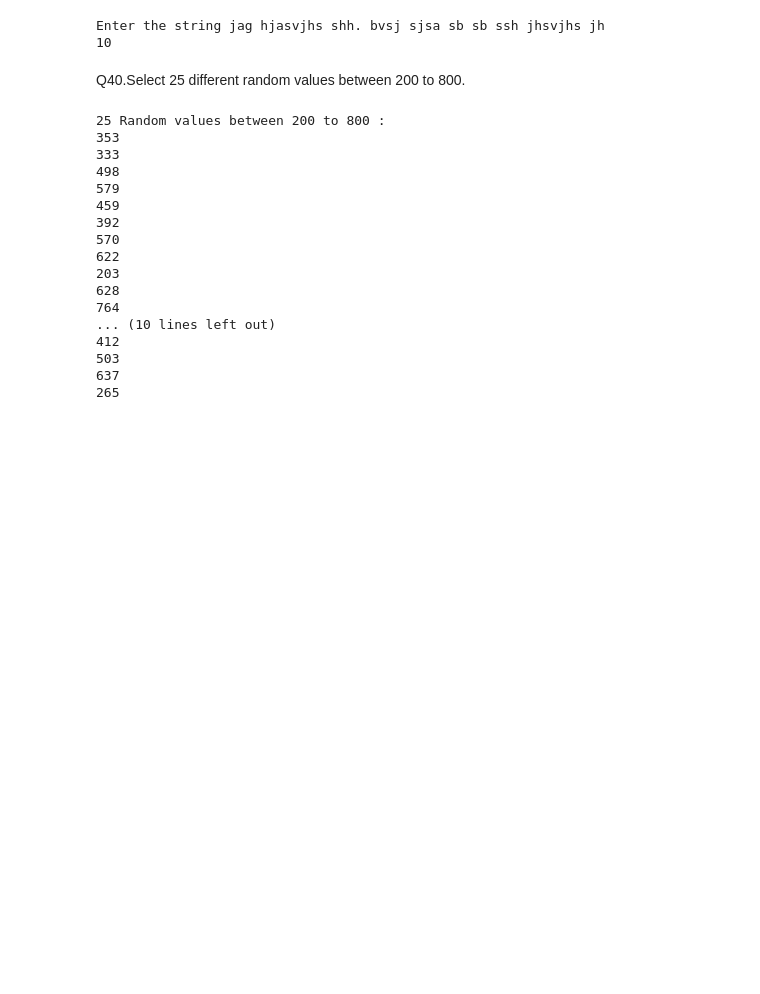
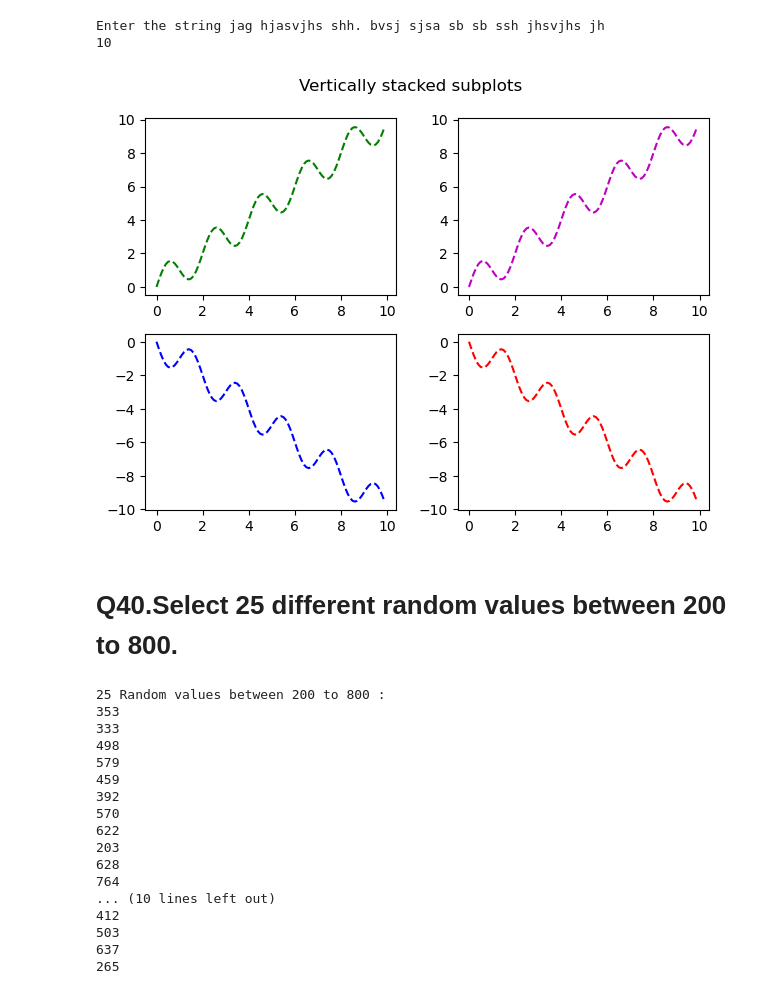
Before and after one commit to Moinandy6/Team9_Py-Stars_Python-Hackathon_Apr24, a Jupyter notebook: Q33.ipynb, the cells around one changed output. Cells and saved outputs as stored; diff of their text form; code cells hidden in the pictures; blank space fills up the shorter version.

```diff
--- a/Q33.ipynb
+++ b/Q33.ipynb
@@ -71,8 +82,22 @@ print(len(t))
 # %% [output]
 Enter the string jag hjasvjhs shh. bvsj sjsa sb sb ssh jhsvjhs jh
 10
+# %%
+x = np.arange(0, 10, 0.1)
+y = np.sin(np.pi * x) + x
+
+
+fig, axs = plt.subplots(2,2)
+fig.suptitle('Vertically stacked subplots')
+axs[0,0].plot(x, y,'g--' )
+axs[0,1].plot(x, y,'m--')
+axs[1,0].plot(x, -y,'b--')
+axs[1,1].plot(x, -y,'r--')
+fig.tight_layout()
+# %% [output]
+[figure, added]
 # %% [markdown]
-Q40.Select 25 different random values between 200 to 800.
+# Q40.Select 25 different random values between 200 to 800.
 # %%
 import random
 print("25 Random values between 200 to 800 :")
```
Also changed, not shown: parts of 13 cells of this notebook.
